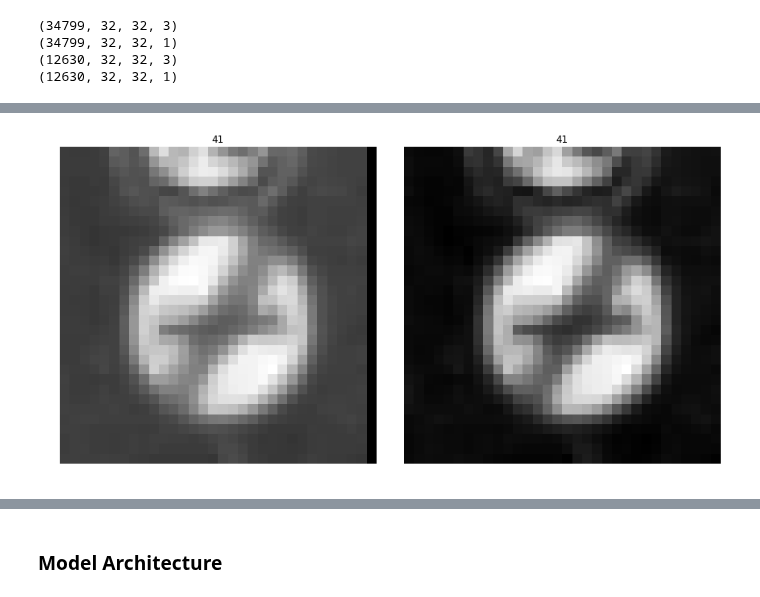
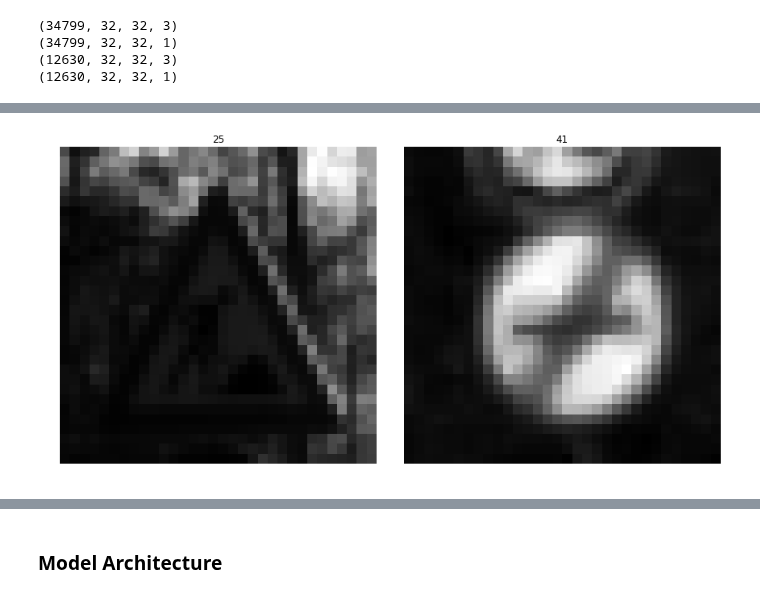
Before and after one commit to praveenvattem/TrafficSign_Classifier, a Jupyter notebook: Traffic_Sign_Classifier.ipynb, the cells around one changed output, grey strips where cells are left out. Saved outputs shown, nothing was run; the diff lists cells and outputs as text; code cells hidden in the pictures.

```diff
--- a/Traffic_Sign_Classifier.ipynb
+++ b/Traffic_Sign_Classifier.ipynb
@@ -292,14 +292,14 @@ y_train = np.concatenate((y_train, y_valid), axis=0)
 # %%
 figures1 = {}
 labels = {}
-figures1[0] = X_train[n_train+1].squeeze()
-labels[0] = y_train[n_train+1]
+figures1[0] = X_train[n_train-1].squeeze()
+labels[0] = y_train[n_train-1]
 figures1[1] = X_train[0].squeeze()
 labels[1] = y_train[0]
 
 plot_figures(figures1, 1, 2, labels)
 # %% [output]
-[figure, old version]
+[figure, new version]
 # %%
 from sklearn.model_selection import train_test_split
 X_train, X_valid, y_train, y_valid = train_test_split(X_train, y_train, test_size=0.2, random_state=0)
```
Also changed, not shown: parts of 11 cells of this notebook, 6 other files.
